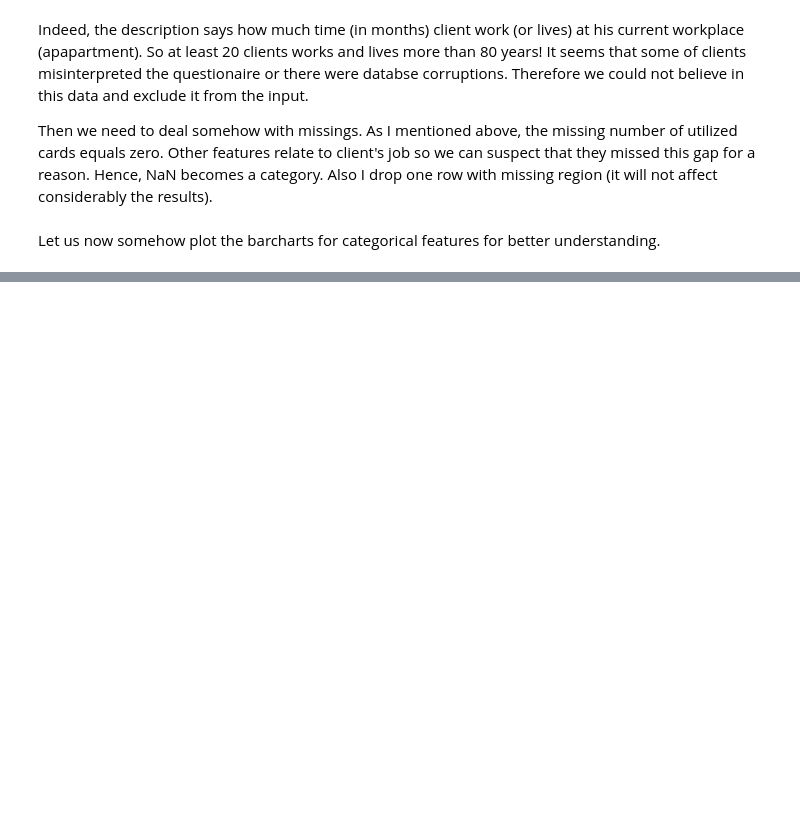
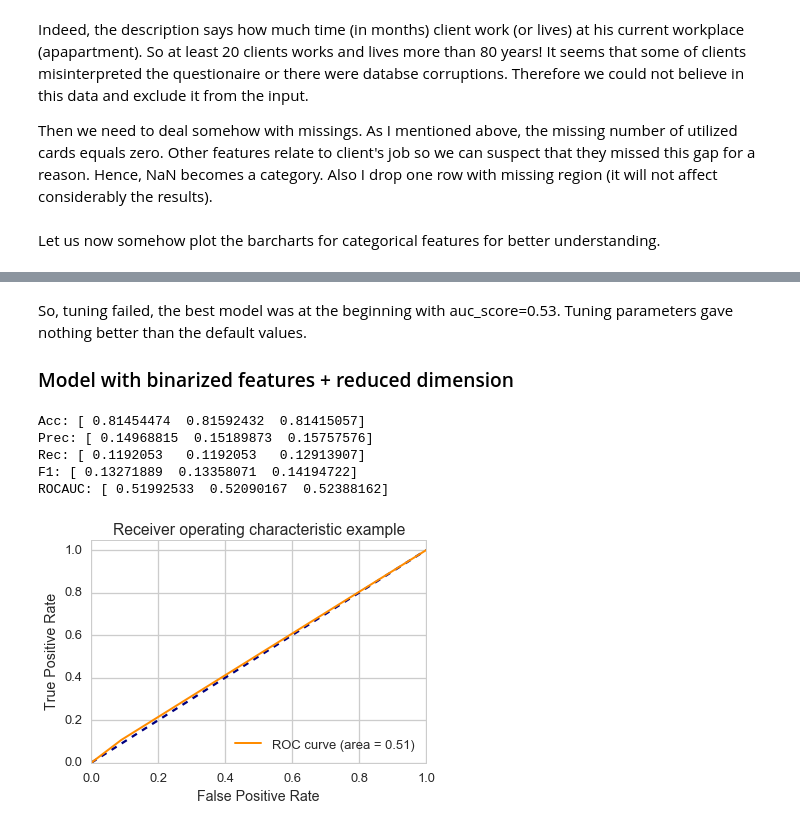
Before and after one commit to XuMuK1/IntroDS_HW, a Jupyter notebook: FinalProject/Report.ipynb, the cells around one changed output, grey strips where cells are left out. Drawn from its saved outputs; the diff is of its cells as text; code cells hidden in the pictures; blank space fills up the shorter version.

```diff
--- a/FinalProject/Report.ipynb
+++ b/FinalProject/Report.ipynb
@@ -244,0 +254,5 @@ Got numbers
+# %%
+pureNum = [0,4,5,40,41,41,43,44,45,46,47]
+for feature in X_1.columns[pureNum]:
+    print(feature)
+    X_1[feature] = 0.5+(X_1[feature]-np.mean(X_1[feature]))/(2*(np.max(X_1[feature])-np.min(X_1[feature])))
@@ -244,0 +310,6 @@ Got numbers
+# %%
+from sklearn.feature_selection import SelectKBest
+from sklearn.feature_selection import mutual_info_classif
+sel=SelectKBest(mutual_info_classif, k=192).fit(X_cat_pd, y)
+X_sel = sel.transform(X_cat_pd)
+X_sel.shape
@@ -244,0 +320,7 @@ Got numbers
+# %%
+from sklearn.decomposition import IncrementalPCA
+
+ipca = IncrementalPCA(n_components=175)
+ipca.fit(X_sel)
+X_sel_pca1=ipca.transform(X_sel)
+ipca.singular_values_
@@ -244,0 +438,30 @@ Got numbers
+# %% [markdown]
+So, tuning failed, the best model was at the beginning with auc_score=0.53. Tuning parameters gave nothing better than the default values.
+
+### Model with binarized features + reduced dimension
+# %%
+
+clf = DecisionTreeClassifier(random_state=0)
+
+X_train, X_test, y_train, y_test = train_test_split(X_sel_pca1, y, test_size=0.4, random_state=0)
+
+accScores=cross_val_score(clf, X_sel_pca1, y, cv=3,scoring='accuracy')
+precScores=cross_val_score(clf,X_sel_pca1, y, cv=3,scoring='precision')
+recScores=cross_val_score(clf, X_sel_pca1, y, cv=3,scoring='recall')
+f1Scores=cross_val_score(clf, X_sel_pca1, y, cv=3,scoring='f1')
+rocaucScores=cross_val_score(clf, X_sel_pca1, y, cv=3,scoring='roc_auc')
+
+print("Acc: "+str(accScores))
+print("Prec: "+str(precScores))
+print("Rec: "+str(recScores))
+print("F1: "+str(f1Scores))
+print("ROCAUC: "+str(rocaucScores))
+
+PlotROC(clf,X_train,X_test,y_train,y_test)
+# %% [output]
+Acc: [ 0.81454474  0.81592432  0.81415057]
+Prec: [ 0.14968815  0.15189873  0.15757576]
+Rec: [ 0.1192053   0.1192053   0.12913907]
+F1: [ 0.13271889  0.13358071  0.14194722]
+ROCAUC: [ 0.51992533  0.52090167  0.52388162]
+[figure, added]
```
Also changed, not shown: parts of 20 cells of this notebook, 1 other file.
